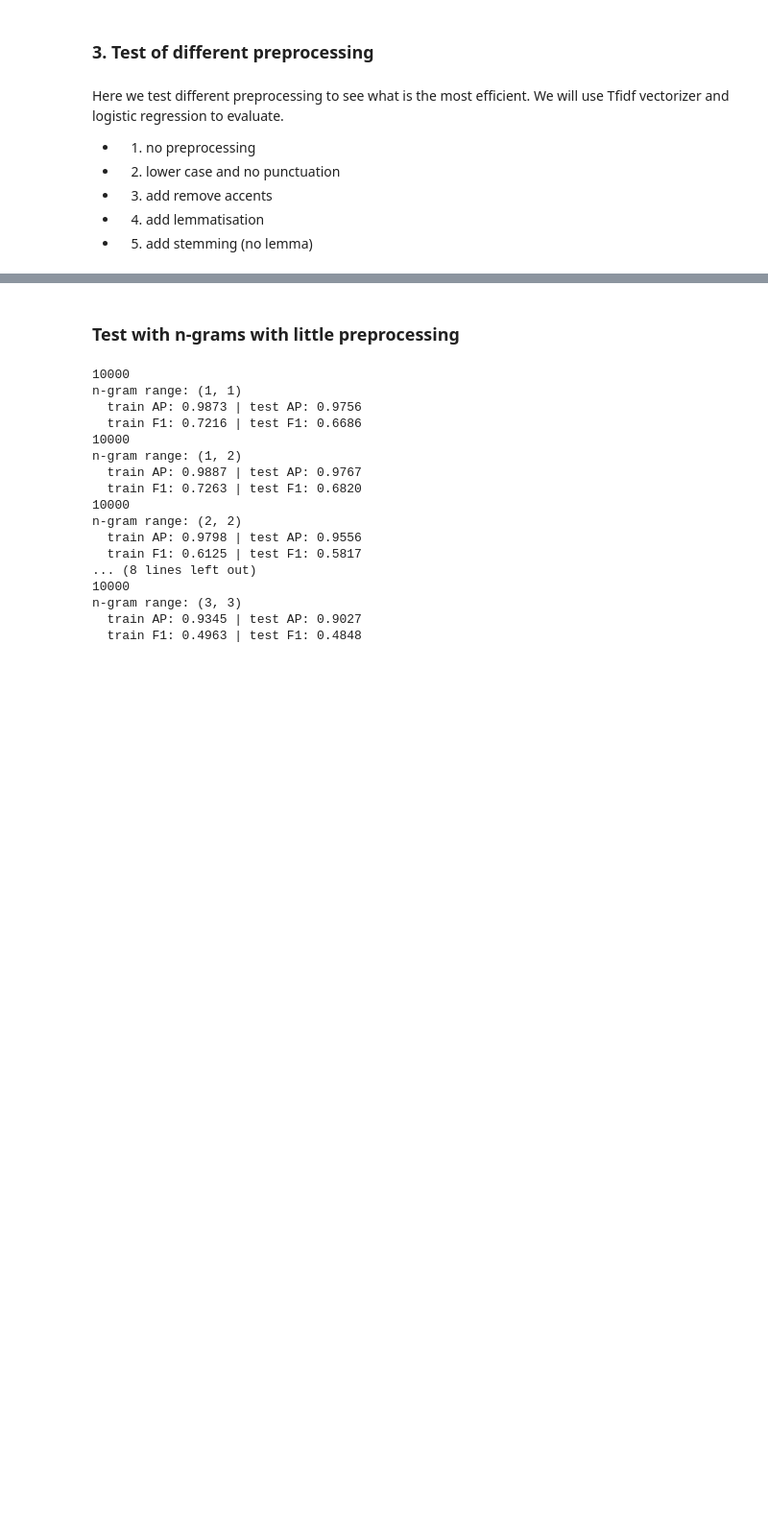
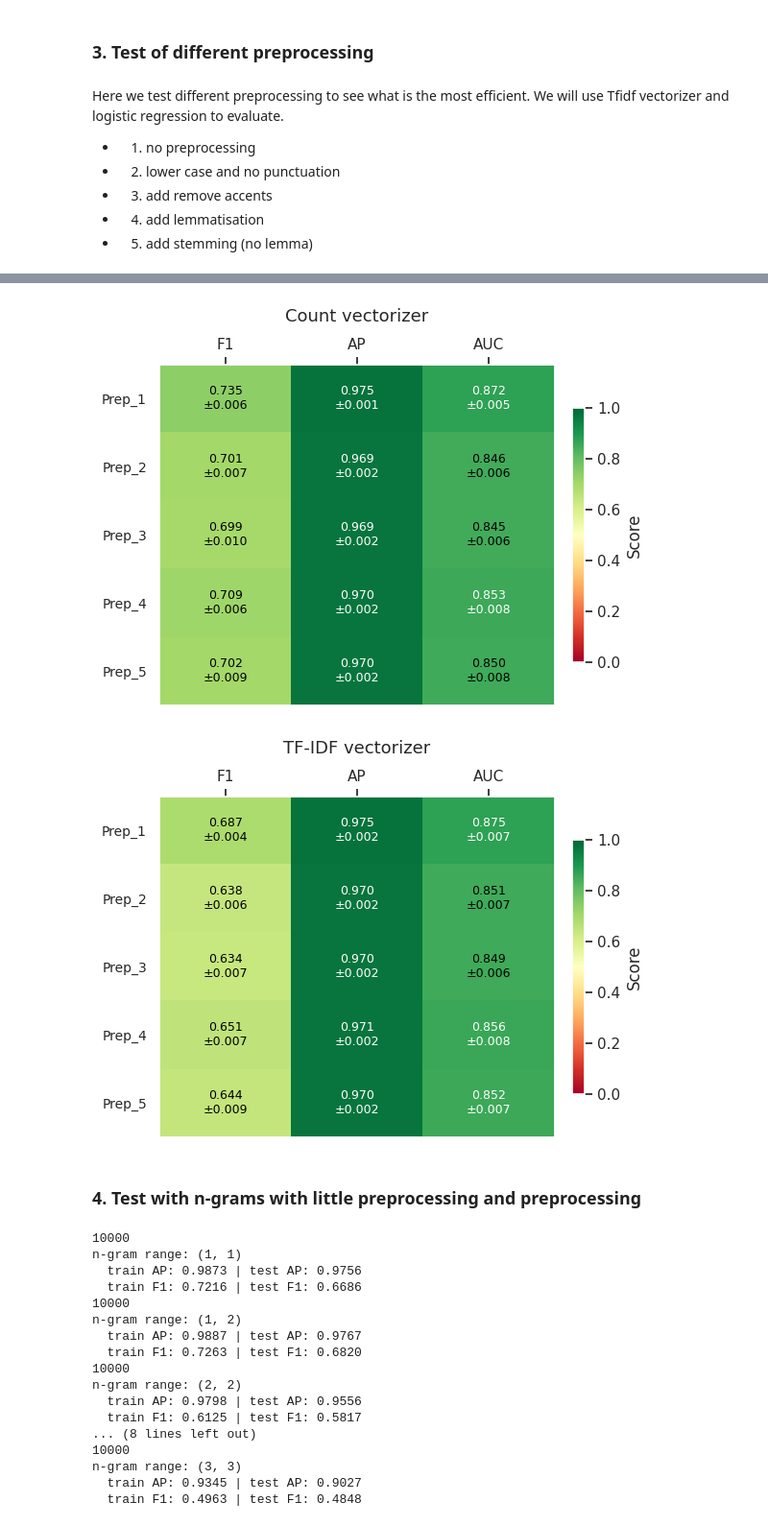
Before and after one commit to alan-man/tal-projet, a Jupyter notebook: pre_test.ipynb, the cells around one changed output, grey strips where cells are left out. Shown at 96% size. Drawn from its saved outputs; the diff is of its cells as text; code cells hidden in the pictures; blank space fills up the shorter version.

```diff
--- a/pre_test.ipynb
+++ b/pre_test.ipynb
@@ -772,7 +761,7 @@ prep4 = Preprocessing(low_case = True,
                 pos_tagging = False, # to check
                 all_capital = False, # keep all capital words as they are
                 cap_name = True, # garder les noms en majuscules, for pos tag
-                rm_accent = True,  # check if changes!!!!
+                rm_accent = False,  # check if changes!!!!
                 lang = "french",
                 punct = custom_punctuation, # punctuation can contain -, that would be kept
                 urls = False
@@ -786,7 +775,7 @@ prep5 = Preprocessing(low_case = True,
                 pos_tagging = False, # to check
                 all_capital = True, # keep all capital words as they are
                 cap_name = True, # garder les noms en majuscules, for pos tag
-                rm_accent = True,
+                rm_accent = False,
                 lang = "french",
                 punct = custom_punctuation, # punctuation can contain -, that would be kept
                 urls = False
@@ -810,5 +799,4 @@ for word in final_stopwords_list:
     for token in doc:
         lemma_stopwords.append(token.lemma_.lower())
 
-
 lemma_stopwords_no_accent = [unicodedata.normalize('NFD', text).encode('ascii', 'ignore').decode("utf-8") for text in lemma_stopwords]
@@ -945,3 +933,54 @@ plt.show()
+# %%
+import matplotlib.pyplot as plt
+import matplotlib.colors as mcolors
+import numpy as np
+
+def plot_heatmap(df, title, filename = None):
+    metrics = ["mean_f1", "mean_ap", "mean_auc"]
+    metric_labels = ["F1", "AP", "AUC"]
+    prep_names = df["preprocessor"].tolist()
+
+    data = df[metrics].values  # shape (n_preps, 3)
+
+    fig, ax = plt.subplots(figsize=(6, len(prep_names) * 0.7 + 1))
+
+    im = ax.imshow(data, aspect="auto", cmap="RdYlGn", vmin=0, vmax=1)
+
+    # Axes labels
+    ax.grid(False)
+    ax.set_xticks(range(len(metric_labels)))
+    ax.set_xticklabels(metric_labels, fontsize=11)
+    ax.set_yticks(range(len(prep_names)))
+    # ax.set_yticklabels(prep_names, fontsize=10)
+    ax.set_yticklabels([f"Prep_{i+1}" for i in range(len(prep_names))], fontsize=10)
+
+    # Annotate each cell with mean ± std
+    std_cols = ["std_f1", "std_ap", "std_auc"]
+    for i, prep in enumerate(prep_names):
+        for j, (metric, std_col) in enumerate(zip(metrics, std_cols)):
+            mean_val = df.iloc[i][metric]
+            std_val  = df.iloc[i][std_col]
+            text = f"{mean_val:.3f}\n±{std_val:.3f}"
+            # Pick text color based on background brightness
+            bg_color = im.cmap(im.norm(mean_val))
+            brightness = 0.299*bg_color[0] + 0.587*bg_color[1] + 0.114*bg_color[2]
+            txt_color = "black" if brightness > 0.5 else "white"
+            ax.text(j, i, text, ha="center", va="center", fontsize=9, color=txt_color)
+
+    plt.colorbar(im, ax=ax, fraction=0.03, pad=0.04, label="Score")
+    ax.set_title(title, fontsize=13, pad=12)
+    ax.xaxis.tick_top()
+    ax.xaxis.set_label_position("top")
+    plt.tight_layout()
+    if filename:
+        plt.savefig(filename)
+    plt.show()
+
+plot_heatmap(df_count, "Count vectorizer", "images/pretest/count_heatmap_prep.pdf")
+plot_heatmap(df_tfidf, "TF-IDF vectorizer", "images/pretest/tfidf_heatmap_prep.pdf")
+# %% [output]
+[figure, added]
+[figure, added]
 # %% [markdown]
-### Test with n-grams with little preprocessing
+### 4. Test with n-grams with little preprocessing and preprocessing
 # %%
```
Also changed, not shown: parts of 15 cells of this notebook, 1 other file.
